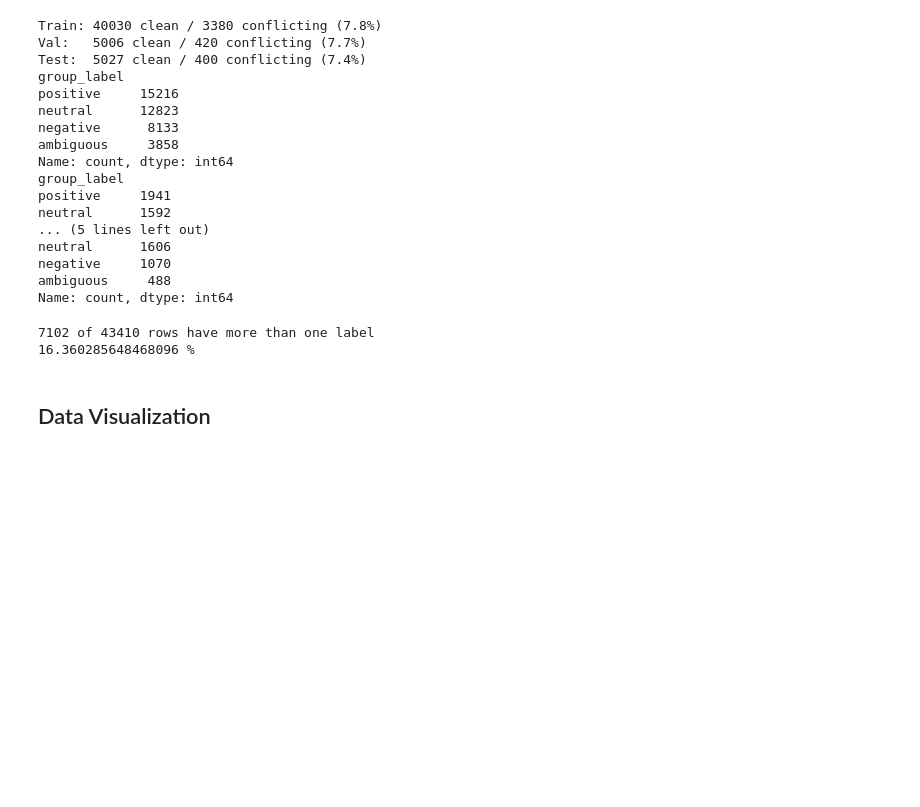
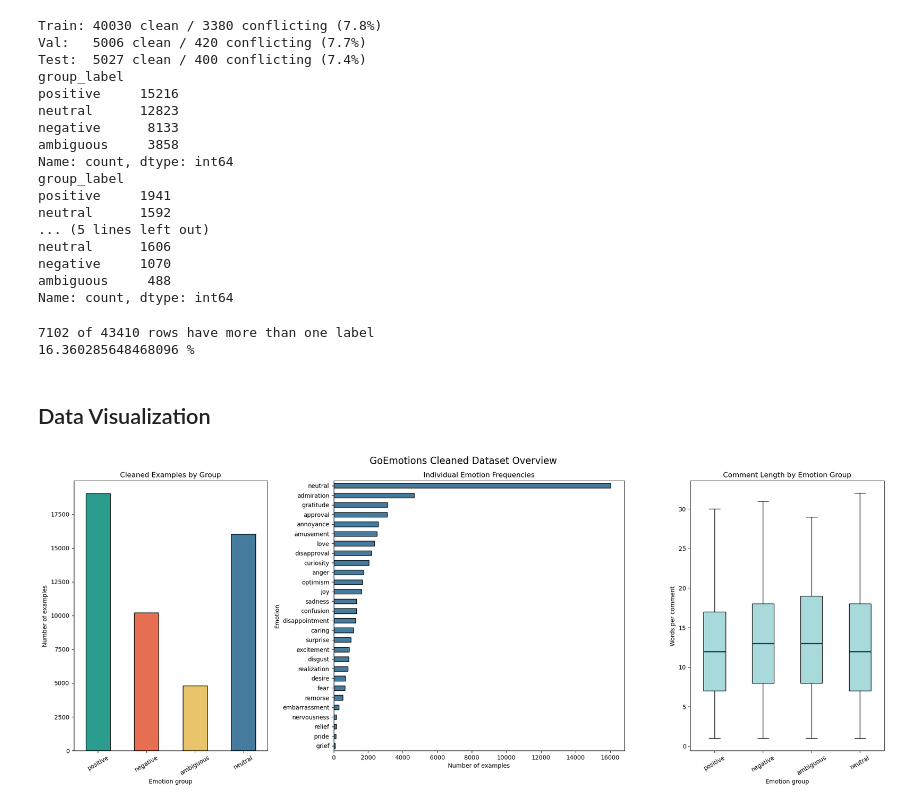
Before and after one commit to DevishiSoni/Machine-Learning-Project, a Jupyter notebook: notebook.ipynb, the cells around one changed output. Drawn from its saved outputs; the diff is of its cells as text; code cells hidden in the pictures; blank space fills up the shorter version.

Commit message:
Added in visualizations based on cleaned data

```diff
--- a/notebook.ipynb
+++ b/notebook.ipynb
@@ -173,3 +168,66 @@ print(multi_label_count / len(train_df) * 100, "%")
 16.360285648468096 %
 # %% [markdown]
 ## Data Visualization
+# %%
+import matplotlib.pyplot as plt
+
+# Combine the cleaned datasets for visualization.
+cleaned_data = pd.concat([train_clean, val_clean, test_clean], ignore_index=True)
+
+group_order = ["positive", "negative", "ambiguous", "neutral"]
+group_colors = ["#2a9d8f", "#e76f51", "#e9c46a", "#457b9d"]
+
+# Prepare counts for the bar plots.
+all_group_counts = cleaned_data["group_label"].value_counts().reindex(group_order, fill_value=0)
+emotion_counts = (
+    cleaned_data["labels"]
+    .explode()
+    .map(lambda label_id: LABEL_NAMES[label_id])
+    .value_counts()
+    .reindex(LABEL_NAMES, fill_value=0)
+    .sort_values()
+)
+
+# Calculate word counts for the boxplot.
+word_counts_by_group = [
+    cleaned_data.loc[cleaned_data["group_label"] == group, "text"]
+    .fillna("")
+    .str.split()
+    .str.len()
+    .tolist()
+    for group in group_order
+]
+
+fig, axes = plt.subplots(1, 3, figsize=(20, 8), gridspec_kw={"width_ratios": [1, 1.5, 1]})
+
+all_group_counts.plot.bar(ax=axes[0], color=group_colors, edgecolor="black")
+axes[0].set_title("Cleaned Examples by Group")
+axes[0].set_xlabel("Emotion group")
+axes[0].set_ylabel("Number of examples")
+axes[0].tick_params(axis="x", rotation=30)
+
+emotion_counts.plot.barh(ax=axes[1], color="#457b9d", edgecolor="black")
+axes[1].set_title("Individual Emotion Frequencies")
+axes[1].set_xlabel("Number of examples")
+axes[1].set_ylabel("Emotion")
+
+axes[2].boxplot(word_counts_by_group, tick_labels=group_order, patch_artist=True,
+                boxprops={"facecolor": "#a8dadc"},
+                medianprops={"color": "#1d3557", "linewidth": 2})
+axes[2].set_title("Comment Length by Emotion Group")
+axes[2].set_xlabel("Emotion group")
+axes[2].set_ylabel("Words per comment")
+axes[2].tick_params(axis="x", rotation=30)
+
+fig.suptitle("GoEmotions Cleaned Dataset Overview", fontsize=16)
+fig.tight_layout()
+plt.show()
+
+# print("Combined rows:", len(cleaned_data))
+# print("Original columns:", list(cleaned_data.columns))
+# print("Group counts:")
+# print(all_group_counts)
+# print("Individual emotion counts:")
+# print(emotion_counts.sort_values(ascending=False))
+# %% [output]
+[figure, added]
```
Also changed, not shown: parts of 2 cells of this notebook.
